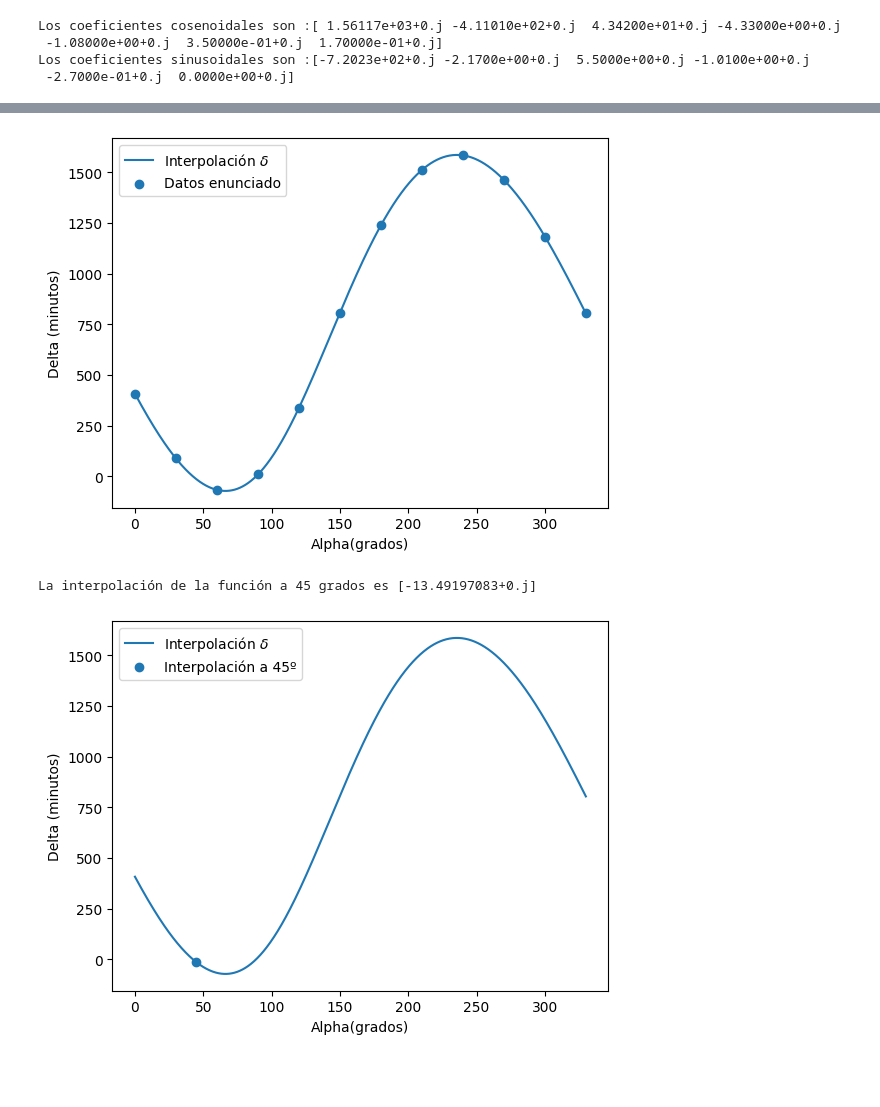
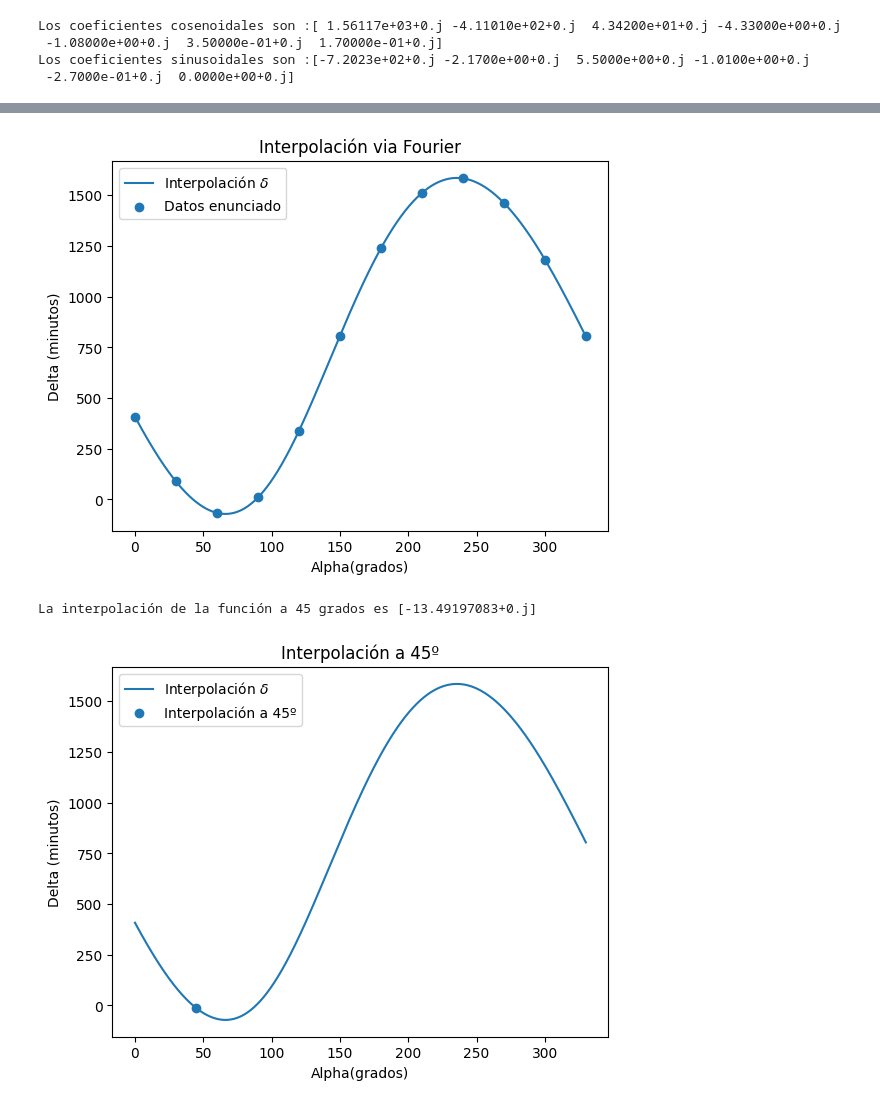
Before and after one commit to jon-manueco/PRACTICA_1_ANALISIS_NUMERICO_EDPS, a Jupyter notebook: Practica_1.ipynb, the cells around one changed output, grey strips where cells are left out. Drawn from its saved outputs; the diff is of its cells as text; code cells hidden in the pictures; blank space fills up the shorter version.

```diff
--- a/Practica_1.ipynb
+++ b/Practica_1.ipynb
@@ -22,11 +22,13 @@ def derivada_forward(t,f):
     '''h ES EL SALTO DE UN VECTOR QUE SUPONEMOS EQUIESPACIADO '''
     h=t[1]-t[0]
     '''EXTENDEMOS NUESTRO VECTOR DE DERIVADAS, MIRAR .TEX PARA RAZONAMIENTO'''
-    t=concatenate((t,array([t[0],t[1],t[2]])))
-    f=concatenate((f,array([f[0],f[1],f[2]])))
+    f=concatenate((f,array([f[1],f[2],f[3]])))
+    t=concatenate((t,array([t[1],t[2],t[3]])))
+
     '''OBTENEMOS EL VECTOR DERIVADA MOVIENDONOS CON UN FOR'''
     for i in range (0,len(t)-3):
         derivada.append((-11/6*f[i]+3*f[i+1]-1.5*f[i+2]+1/3*f[i+3])/h)
+
     '''EXTRAEMOS EL VECTOR DERIVADA'''
     return derivada
 def main():
@@ -43,6 +45,7 @@ def main():
     plt.legend()
     plt.xlabel('t')
     plt.ylabel('$-\sin(t)$')
+    plt.title('Derivada forward')
     plt.show()
 if __name__ == '__main__':
 	main()
@@ -53,8 +56,8 @@ def derivada_centrada(t,f):
     derivada=[]
     h=t[1]-t[0]
     '''EXTENDEMOS NUESTROS VECTORES POR DELANTE Y DETRAS PARA PODER DERIVAR'''
-    t=concatenate((t[len(t)-2:],t,array([t[0],t[1]])))
-    f=concatenate((f[len(f)-2:],f,array([f[0],f[1]])))
+    f=concatenate((array([f[-3],f[-2]]),f,array([f[1],f[2]])))
+    t=concatenate((array([t[-3],t[-2]]),t,array([t[1],t[2]])))
     for i in range (2,len(t)-2):
         derivada.append((1/12*f[i-2]-2/3*f[i-1]+2/3*f[i+1]-1/12*f[i+2])/h)
     return derivada
@@ -68,6 +71,7 @@ def main():
     plt.legend()
     plt.xlabel('t')
     plt.ylabel('$-\sin(t)$')
+    plt.title('Derivada centrada')
     plt.show()
 if __name__ == '__main__':
 	main()
@@ -144,16 +176,18 @@ def main():
     delta=array([408,89,-66,10,338,807,1238,1511,1583,1462,1183,804])
     '''AHORA REPRESENTAMOS LOS PUNTOS OBTENIDOS CON LA FUNCIÓN SCATTER PARA POSTEIORMENTE
     COMPARARLO CON LOS RESULTADOS QUE OBTENGAMOS'''
-    plt.scatter(alpha_prima,delta,label='Datos Barón von Zach (enunciado)')
+    plt.scatter(alpha,delta,label='Datos Barón von Zach (enunciado)')
     plt.xlabel('Ascensión recta (Grados)')
     plt.ylabel('Declinación (Minutos)')
     plt.legend()
+    plt.title('Datos enunciado')
     plt.show()
     a_i, b_i, c_i = coeficientes_fourier(delta)
     '''AHORA EXOPONEMOS LOS COEFICIENTES DE FOURIER OBTENIDOS'''
     print('Los coeficientes complejos de la serie de Fourier son '+ str(c_i))
     print('Los coeficientes cosenoidales son '+str(a_i))
     print('Los coeficientes sinusoidales son '+str(b_i))
+    return a_i,b_i,c_i
 if __name__ == '__main__':
 	main()
 # %% [output]
@@ -171,6 +205,7 @@ Los coeficientes sinusoidales son [-7.20227893e+02+0.j -2.16506351e+00+0.j  5.50
 # APARTADO G
 '''AHORA CONSIDERAMOS LOS COEFICIENTES DE FOURIER OBTENIDOS EN EL APARTADO ANTERIOR Y LOS REDONDEAMOS
 HASTA EL SEGUNDO TERMINO'''
+a_i,b_i,c_i=main()
 b_i=around(b_i,2)
 a_i=around(a_i,2)
 c_i=around(c_i,2)
@@ -187,31 +222,34 @@ Los coeficientes sinusoidales son :[-7.2023e+02+0.j -2.1700e+00+0.j  5.5000e+00+
 # %%
 #APARTADO H
 '''UTILIZAMOS UNA FUNCION QUE TIENE COMO ARGUMENTOS DE ENTRADA
 UN VECTOR DE TIEMPOS (EN ESTE CASO GRADOS), LOS COEFICIENTES
 DE LA SERIE DE FOURIER OBTENIDOS ANTERIORMENTE, Y EL PERIODO
 DE LA FUNCION DE LA QUE TENEMOS QUE INTERPOLAR.'''
 def evaluar_delta(alpha,c_i,T):
     evalu=c_i[0]*ones(len(alpha))
     for i in range(1,len(c_i)):
         evalu=evalu+c_i[i]*exp(2*pi*1j*i*alpha/T)+conj(c_i[i])*exp(2*pi*1j*(-i)*alpha/T)
     return evalu
 
 def main():
+    alpha=linspace(0,330,12)
+    delta=array([408,89,-66,10,338,807,1238,1511,1583,1462,1183,804])
     alpha_largo=linspace(0,330,1000)
     T=360
     evalu=evaluar_delta(alpha_largo,c_i,T)
     '''PRINTEAMOS LOS DATOS DEL ENUNCIADO JUNTO CON LA INTERPOLACION
     CON MUCHOS DATOS PARA GARANTIZAR LA SUAVIDAD DE LA CURVA'''
     plt.plot(alpha_largo,evalu,label='Interpolación $\delta$')
     plt.scatter(alpha,delta,label='Datos enunciado')
     plt.xlabel('Alpha(grados)')
     plt.ylabel('Delta (minutos)')
     plt.legend()
+    plt.title('Interpolación via Fourier')
     plt.show()
 if __name__ == '__main__':
 	main()
 # %% [output]
-[figure, old version]
+[figure, new version]
 # %%
 #APARTADO I
 '''PARA CALCULAR EL VALOR DE LA DECLINACION A 45º SIMPLEMENTE
@@ -230,12 +268,13 @@ def main():
     plt.xlabel('Alpha(grados)')
     plt.ylabel('Delta (minutos)')
     plt.legend()
+    plt.title('Interpolación a 45º')
     plt.show()
 if __name__ == '__main__':
 	main()
 # %% [output]
 La interpolación de la función a 45 grados es [-13.49197083+0.j]
-[figure, old version]
+[figure, new version]
 # %%
 #APARTADO J
 '''CREAMOS LA FUNCION DERIVADA CON 3 ARGUMENTOS DE ENTRADA, EL VECTOR DE GRADOS, LOS COEFICIENTES
```
Also changed, not shown: parts of 5 cells of this notebook, 1 other file.
